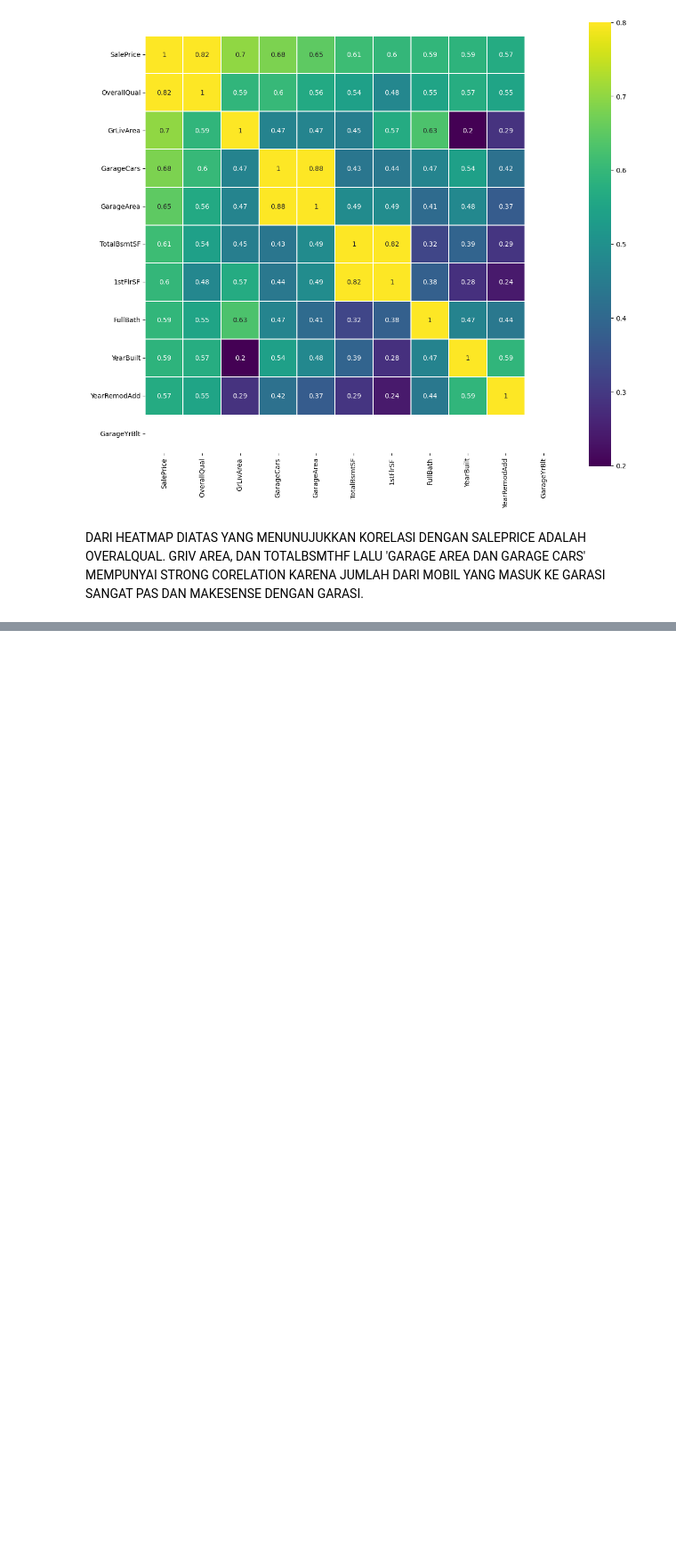
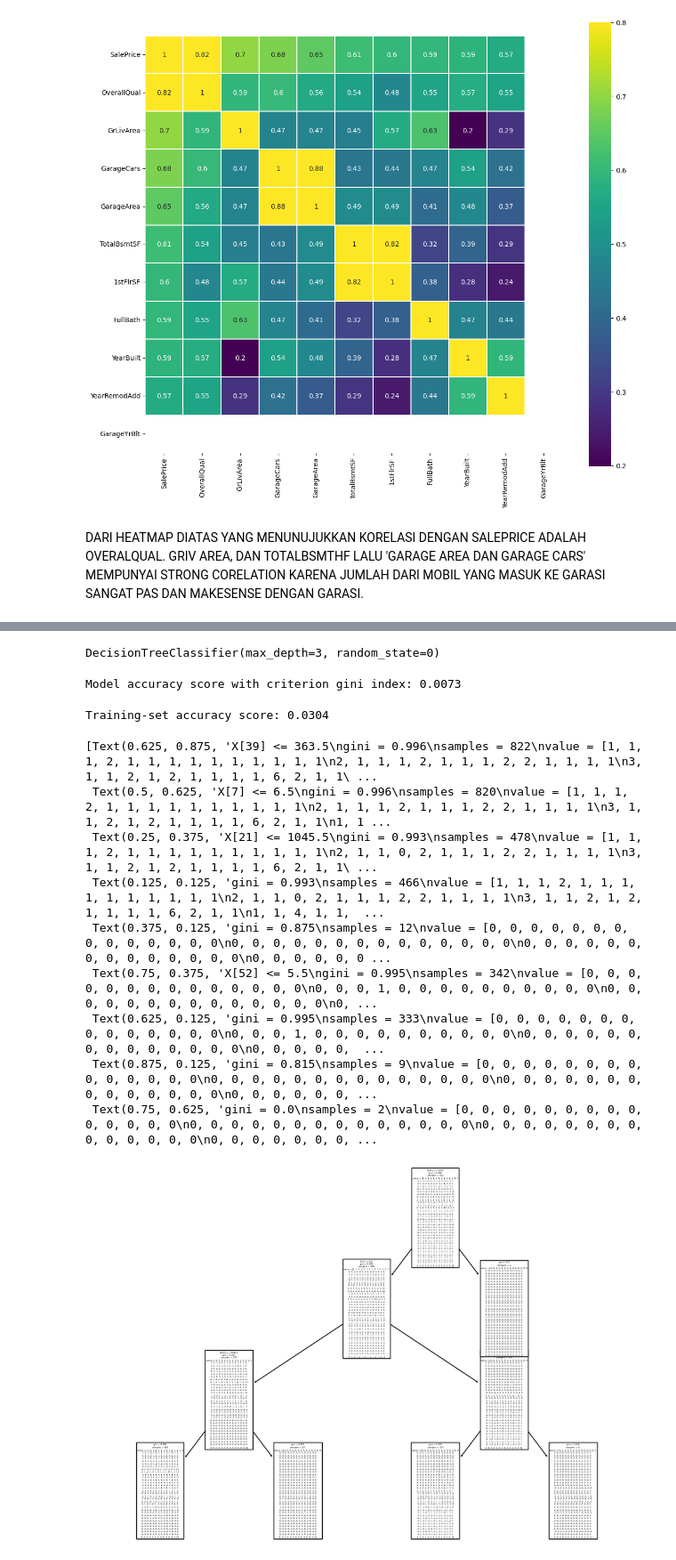
Before and after one commit to adamhadip/Competition_Kaggle, a Jupyter notebook: Code Data/data.ipynb, the cells around one changed output, grey strips where cells are left out. Shown at 89% size. Cells and saved outputs as stored; diff of their text form; code cells hidden in the pictures; blank space fills up the shorter version.

```diff
--- a/Code Data/data.ipynb
+++ b/Code Data/data.ipynb
@@ -299,0 +476,5 @@ LALU 'GARAGE AREA DAN GARAGE CARS' MEMPUNYAI STRONG CORELATION KARENA JUMLAH DAR
+# %%
+x = train.drop(['SalePrice'], axis = 1 )
+y = train['SalePrice']
+# %%
+x_train, x_test, y_train, y_test = train_test_split(x, y, test_size = 0.25, random_state = 42)
@@ -299,0 +528,9 @@ LALU 'GARAGE AREA DAN GARAGE CARS' MEMPUNYAI STRONG CORELATION KARENA JUMLAH DAR
+# %%
+y_train = label_encoder.fit_transform(y_train)
+y_test = label_encoder.fit_transform(y_test)
+# %%
+clf_gini = DecisionTreeClassifier(criterion='gini', max_depth=3, random_state=0)
+
+clf_gini.fit(x_train,y_train)
+# %% [output]
+DecisionTreeClassifier(max_depth=3, random_state=0)
@@ -299,0 +539,4 @@ LALU 'GARAGE AREA DAN GARAGE CARS' MEMPUNYAI STRONG CORELATION KARENA JUMLAH DAR
+# %%
+print('Model accuracy score with criterion gini index: {0:0.4f}'. format(accuracy_score(y_test, y_pred_gini)))
+# %% [output]
+Model accuracy score with criterion gini index: 0.0073
@@ -299,0 +545,21 @@ LALU 'GARAGE AREA DAN GARAGE CARS' MEMPUNYAI STRONG CORELATION KARENA JUMLAH DAR
+# %%
+print('Training-set accuracy score: {0:0.4f}'. format(accuracy_score(y_train, y_pred_train_gini)))
+# %% [output]
+Training-set accuracy score: 0.0304
+# %%
+plt.figure(figsize=(12,8))
+
+from sklearn import tree
+
+tree.plot_tree(clf_gini.fit(x_train, y_train))
+# %% [output]
+[Text(0.625, 0.875, 'X[39] <= 363.5\ngini = 0.996\nsamples = 822\nvalue = [1, 1, 1, 2, 1, 1, 1, 1, 1, 1, 1, 1, 1, 1\n2, 1, 1, 1, 2, 1, 1, 1, 2, 2, 1, 1, 1, 1\n3, 1, 1, 2, 1, 2, 1, 1, 1, 1, 6, 2, 1, 1\ ...
+ Text(0.5, 0.625, 'X[7] <= 6.5\ngini = 0.996\nsamples = 820\nvalue = [1, 1, 1, 2, 1, 1, 1, 1, 1, 1, 1, 1, 1, 1\n2, 1, 1, 1, 2, 1, 1, 1, 2, 2, 1, 1, 1, 1\n3, 1, 1, 2, 1, 2, 1, 1, 1, 1, 6, 2, 1, 1\n1, 1 ...
+ Text(0.25, 0.375, 'X[21] <= 1045.5\ngini = 0.993\nsamples = 478\nvalue = [1, 1, 1, 2, 1, 1, 1, 1, 1, 1, 1, 1, 1, 1\n2, 1, 1, 0, 2, 1, 1, 1, 2, 2, 1, 1, 1, 1\n3, 1, 1, 2, 1, 2, 1, 1, 1, 1, 6, 2, 1, 1\ ...
+ Text(0.125, 0.125, 'gini = 0.993\nsamples = 466\nvalue = [1, 1, 1, 2, 1, 1, 1, 1, 1, 1, 1, 1, 1, 1\n2, 1, 1, 0, 2, 1, 1, 1, 2, 2, 1, 1, 1, 1\n3, 1, 1, 2, 1, 2, 1, 1, 1, 1, 6, 2, 1, 1\n1, 1, 4, 1, 1,  ...
+ Text(0.375, 0.125, 'gini = 0.875\nsamples = 12\nvalue = [0, 0, 0, 0, 0, 0, 0, 0, 0, 0, 0, 0, 0, 0\n0, 0, 0, 0, 0, 0, 0, 0, 0, 0, 0, 0, 0, 0\n0, 0, 0, 0, 0, 0, 0, 0, 0, 0, 0, 0, 0, 0\n0, 0, 0, 0, 0, 0 ...
+ Text(0.75, 0.375, 'X[52] <= 5.5\ngini = 0.995\nsamples = 342\nvalue = [0, 0, 0, 0, 0, 0, 0, 0, 0, 0, 0, 0, 0, 0\n0, 0, 0, 1, 0, 0, 0, 0, 0, 0, 0, 0, 0, 0\n0, 0, 0, 0, 0, 0, 0, 0, 0, 0, 0, 0, 0, 0\n0, ...
+ Text(0.625, 0.125, 'gini = 0.995\nsamples = 333\nvalue = [0, 0, 0, 0, 0, 0, 0, 0, 0, 0, 0, 0, 0, 0\n0, 0, 0, 1, 0, 0, 0, 0, 0, 0, 0, 0, 0, 0\n0, 0, 0, 0, 0, 0, 0, 0, 0, 0, 0, 0, 0, 0\n0, 0, 0, 0, 0,  ...
+ Text(0.875, 0.125, 'gini = 0.815\nsamples = 9\nvalue = [0, 0, 0, 0, 0, 0, 0, 0, 0, 0, 0, 0, 0, 0\n0, 0, 0, 0, 0, 0, 0, 0, 0, 0, 0, 0, 0, 0\n0, 0, 0, 0, 0, 0, 0, 0, 0, 0, 0, 0, 0, 0\n0, 0, 0, 0, 0, 0, ...
+ Text(0.75, 0.625, 'gini = 0.0\nsamples = 2\nvalue = [0, 0, 0, 0, 0, 0, 0, 0, 0, 0, 0, 0, 0, 0\n0, 0, 0, 0, 0, 0, 0, 0, 0, 0, 0, 0, 0, 0\n0, 0, 0, 0, 0, 0, 0, 0, 0, 0, 0, 0, 0, 0\n0, 0, 0, 0, 0, 0, 0, ...
+[figure, added]
```
Also changed, not shown: parts of 23 cells of this notebook.
